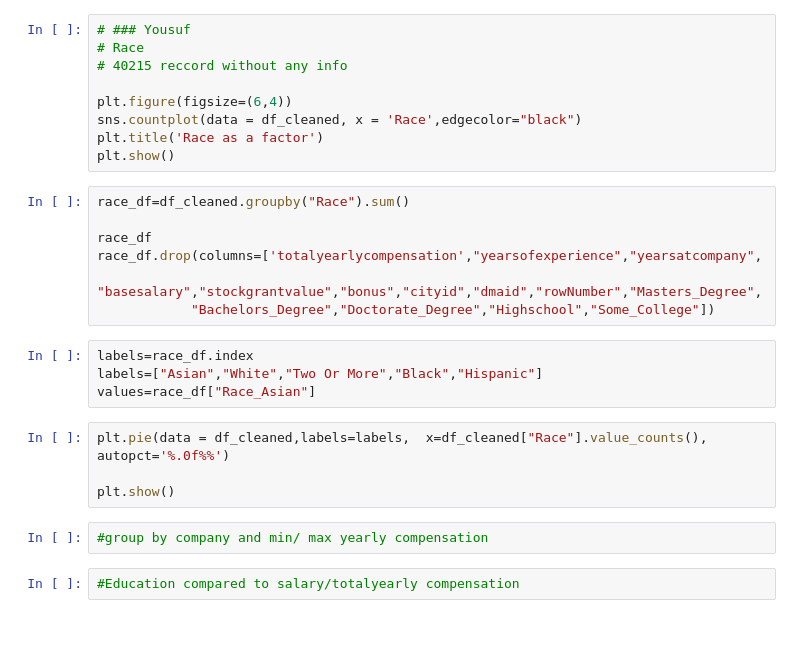
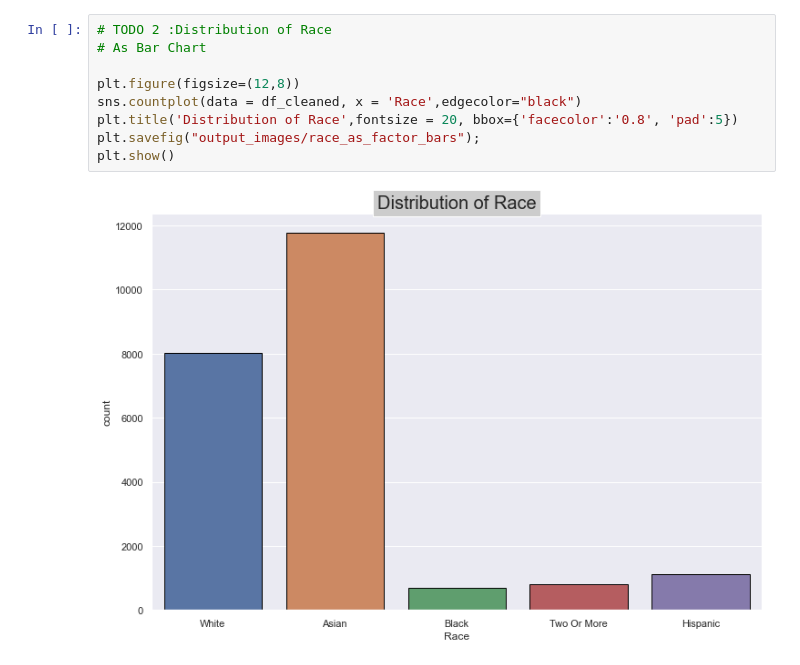
Before and after one commit to nealp1910/NU_Bootcamp_2022_Project_1, a Jupyter notebook: Stem Salaries Notebook.ipynb, the cells around one changed output. Drawn from its saved outputs; the diff is of its cells as text; blank space fills up the shorter version.

```diff
--- a/Stem Salaries Notebook.ipynb
+++ b/Stem Salaries Notebook.ipynb
@@ -84,28 +254,11 @@ year_new_counts
 # %%
-# ### Yousuf
-# Race
-# 40215 reccord without any info
+# TODO 2 :Distribution of Race
+# As Bar Chart
 
-plt.figure(figsize=(6,4))
+plt.figure(figsize=(12,8))
 sns.countplot(data = df_cleaned, x = 'Race',edgecolor="black")
-plt.title('Race as a factor')
+plt.title('Distribution of Race',fontsize = 20, bbox={'facecolor':'0.8', 'pad':5})
+plt.savefig("output_images/race_as_factor_bars");
 plt.show()
+# %% [output]
+[figure, added]
-# %%
-race_df=df_cleaned.groupby("Race").sum()
-
-race_df
-race_df.drop(columns=['totalyearlycompensation',"yearsofexperience","yearsatcompany",
-            "basesalary","stockgrantvalue","bonus","cityid","dmaid","rowNumber","Masters_Degree",
-            "Bachelors_Degree","Doctorate_Degree","Highschool","Some_College"])
-# %%
-labels=race_df.index
-labels=["Asian","White","Two Or More","Black","Hispanic"]
-values=race_df["Race_Asian"]
-# %%
-plt.pie(data = df_cleaned,labels=labels,  x=df_cleaned["Race"].value_counts(), autopct='%.0f%%')
-
-plt.show()
-# %%
-#group by company and min/ max yearly compensation
-# %%
-#Education compared to salary/totalyearly compensation
```
Also changed, not shown: parts of 32 cells of this notebook, 15 other files.
